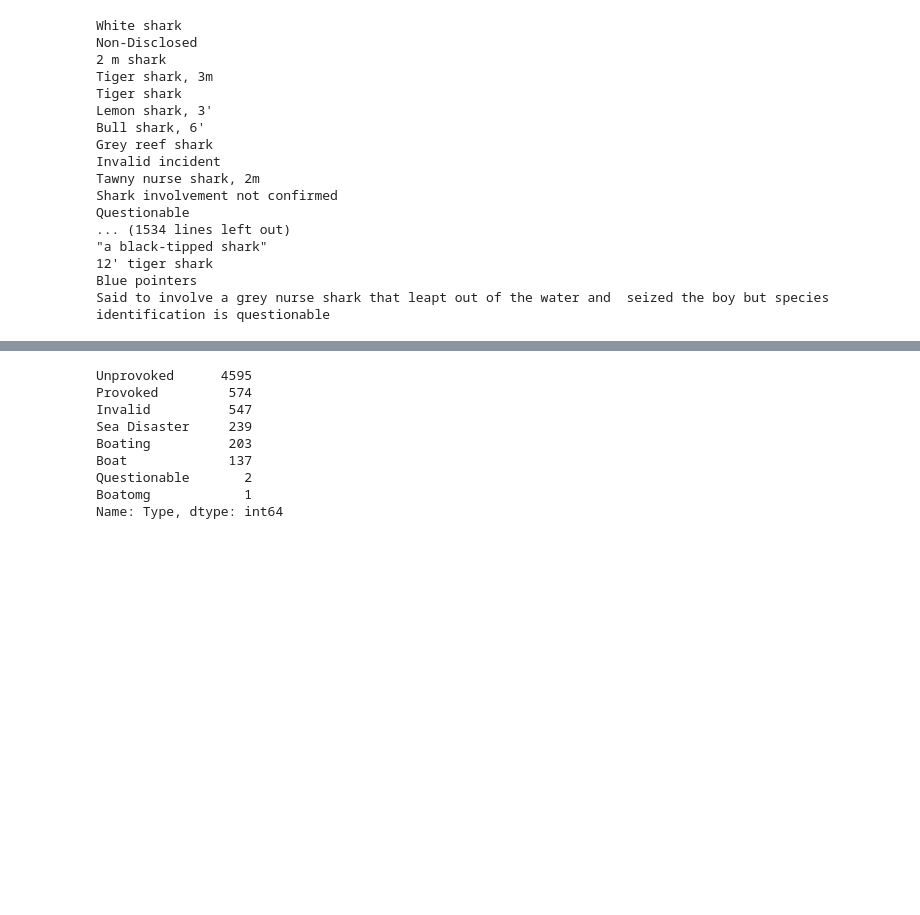
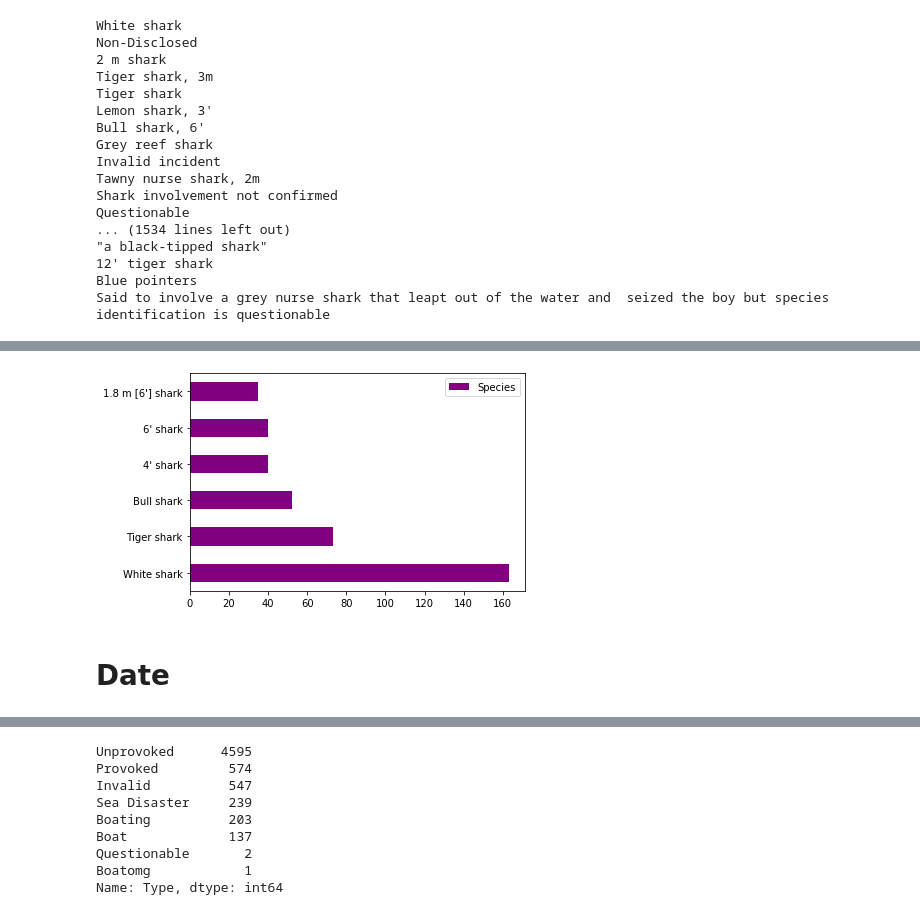
Before and after one commit to stl-lucas/group-project-01, a Jupyter notebook: data_playground.ipynb, the cells around one changed output, grey strips where cells are left out. Cells and saved outputs as stored; diff of their text form; code cells hidden in the pictures; blank space fills up the shorter version.

```diff
--- a/data_playground.ipynb
+++ b/data_playground.ipynb
@@ -104,3 +135,14 @@ Said to involve a grey nurse shark that leapt out of the water and  seized the b
+# %%
+species_df = shark_df['Species'].value_counts().to_frame()
+species_df=species_df.drop(['Non-Disclosed', 'Shark involvement prior to death was not confirmed','Invalid',
+                            'Shark involvement not confirmed','Shark involvement prior to death unconfirmed',
+                            'Questionable incident'])
+species_df[species_df['Species']>34].plot.barh(color='purple')
+plt.show()
+# %% [output]
+[figure, added]
+# %% [markdown]
+# Date
 # %%
 shark_df['Date'].value_counts()
 # %% [output]
```
Also changed, not shown: parts of 28 cells of this notebook.
